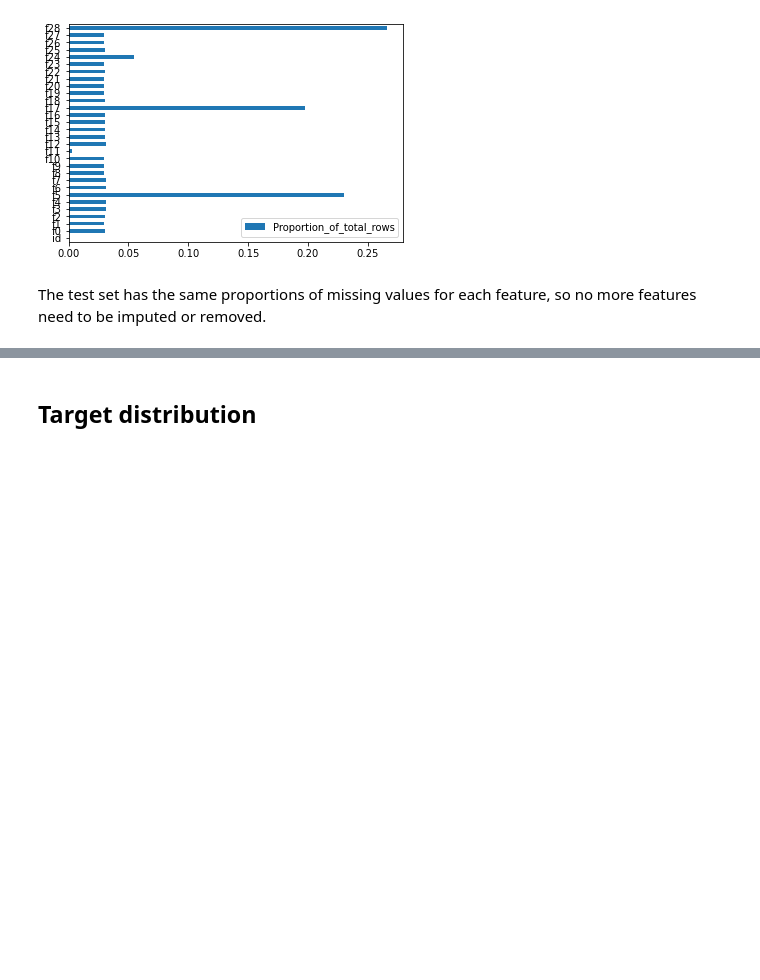
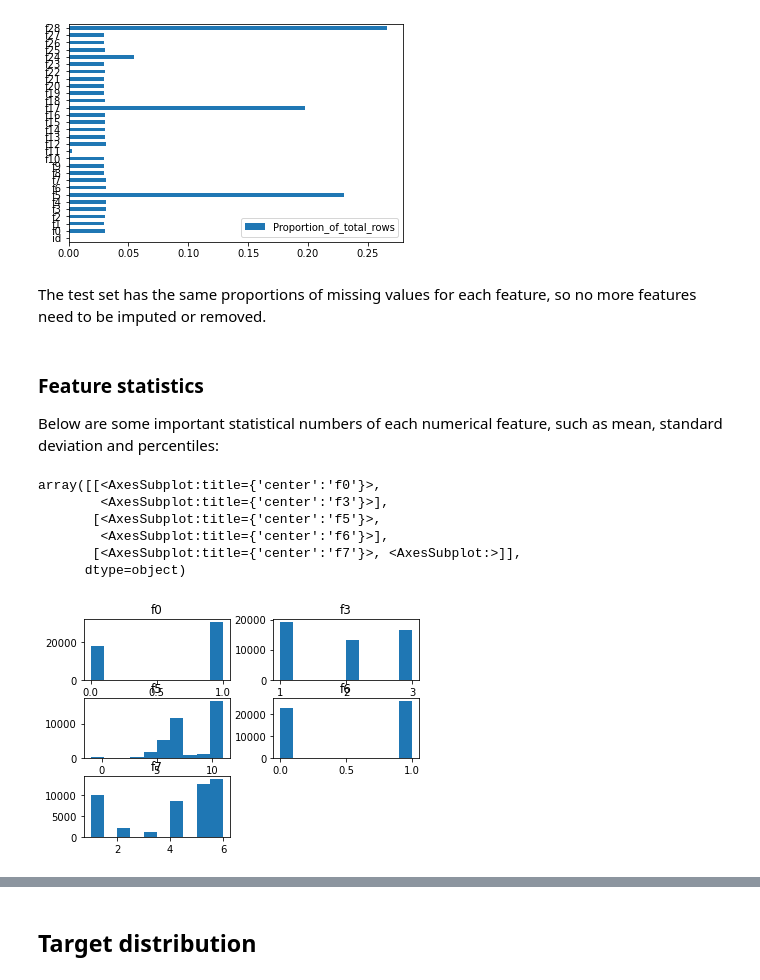
Before and after one commit to AdrianLangseth/Practical_ML, a Jupyter notebook: EDA.ipynb, the cells around one changed output, grey strips where cells are left out. Cells and saved outputs as stored; diff of their text form; code cells hidden in the pictures; blank space fills up the shorter version.

```diff
--- a/EDA.ipynb
+++ b/EDA.ipynb
@@ -105,0 +66,13 @@ The test set has the same proportions of missing values for each feature, so no
+# %% [markdown]
+### Feature statistics
+Below are some important statistical numbers of each numerical feature, such as mean, standard deviation and percentiles:
+# %%
+df_feat[df_feat.columns[0:10]].hist(grid=False, legend=False)
+# %% [output]
+array([[<AxesSubplot:title={'center':'f0'}>,
+        <AxesSubplot:title={'center':'f3'}>],
+       [<AxesSubplot:title={'center':'f5'}>,
+        <AxesSubplot:title={'center':'f6'}>],
+       [<AxesSubplot:title={'center':'f7'}>, <AxesSubplot:>]],
+      dtype=object)
+[figure, added]
```
Also changed, not shown: parts of 21 cells of this notebook.
